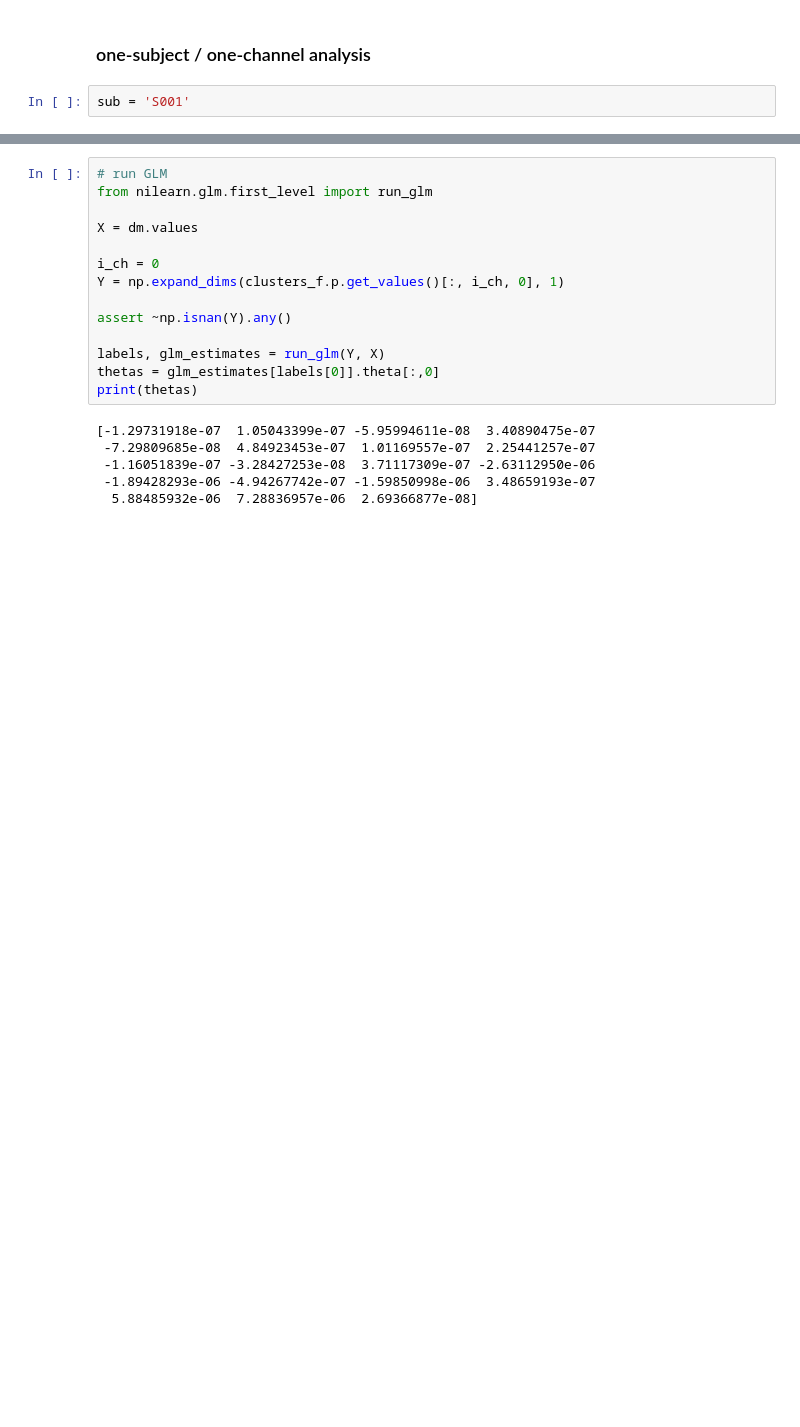
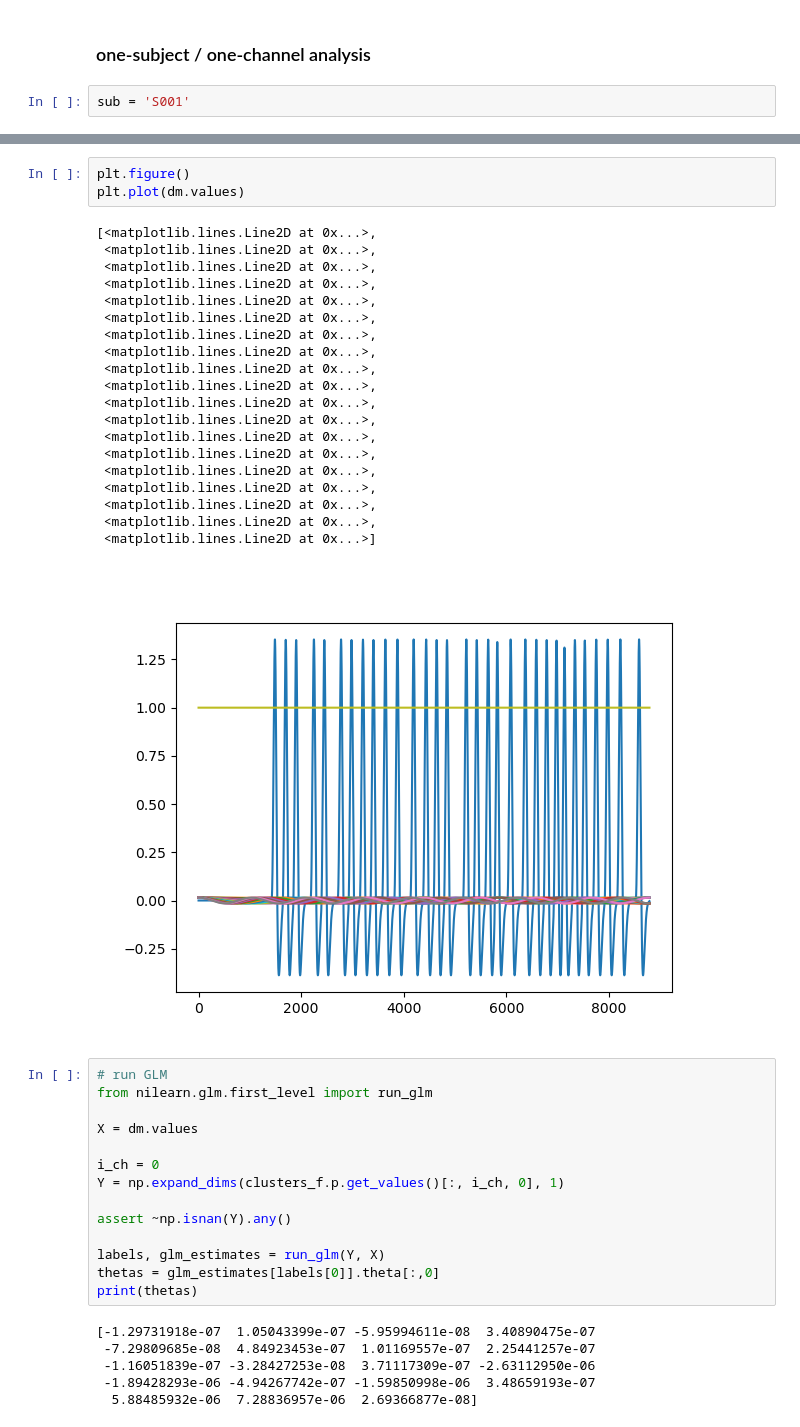
Before and after one commit to Stefans-code/Project_Work, a Jupyter notebook: tutorials/3-pipeline_fNIRS.ipynb, the cells around one changed output, grey strips where cells are left out. Cells and saved outputs as stored; diff of their text form; blank space fills up the shorter version.

```diff
--- a/tutorials/3-pipeline_fNIRS.ipynb
+++ b/tutorials/3-pipeline_fNIRS.ipynb
@@ -201,3 +199,27 @@ plt.imshow(dm.values, aspect='auto', interpolation='nearest')
+# %%
+plt.figure()
+plt.plot(dm.values)
+# %% [output]
+[<matplotlib.lines.Line2D at 0x...>,
+ <matplotlib.lines.Line2D at 0x...>,
+ <matplotlib.lines.Line2D at 0x...>,
+ <matplotlib.lines.Line2D at 0x...>,
+ <matplotlib.lines.Line2D at 0x...>,
+ <matplotlib.lines.Line2D at 0x...>,
+ <matplotlib.lines.Line2D at 0x...>,
+ <matplotlib.lines.Line2D at 0x...>,
+ <matplotlib.lines.Line2D at 0x...>,
+ <matplotlib.lines.Line2D at 0x...>,
+ <matplotlib.lines.Line2D at 0x...>,
+ <matplotlib.lines.Line2D at 0x...>,
+ <matplotlib.lines.Line2D at 0x...>,
+ <matplotlib.lines.Line2D at 0x...>,
+ <matplotlib.lines.Line2D at 0x...>,
+ <matplotlib.lines.Line2D at 0x...>,
+ <matplotlib.lines.Line2D at 0x...>,
+ <matplotlib.lines.Line2D at 0x...>,
+ <matplotlib.lines.Line2D at 0x...>]
+[figure, added]
 # %%
 # run GLM
 from nilearn.glm.first_level import run_glm
```
Also changed, not shown: parts of 2 cells of this notebook, 1 other file.
